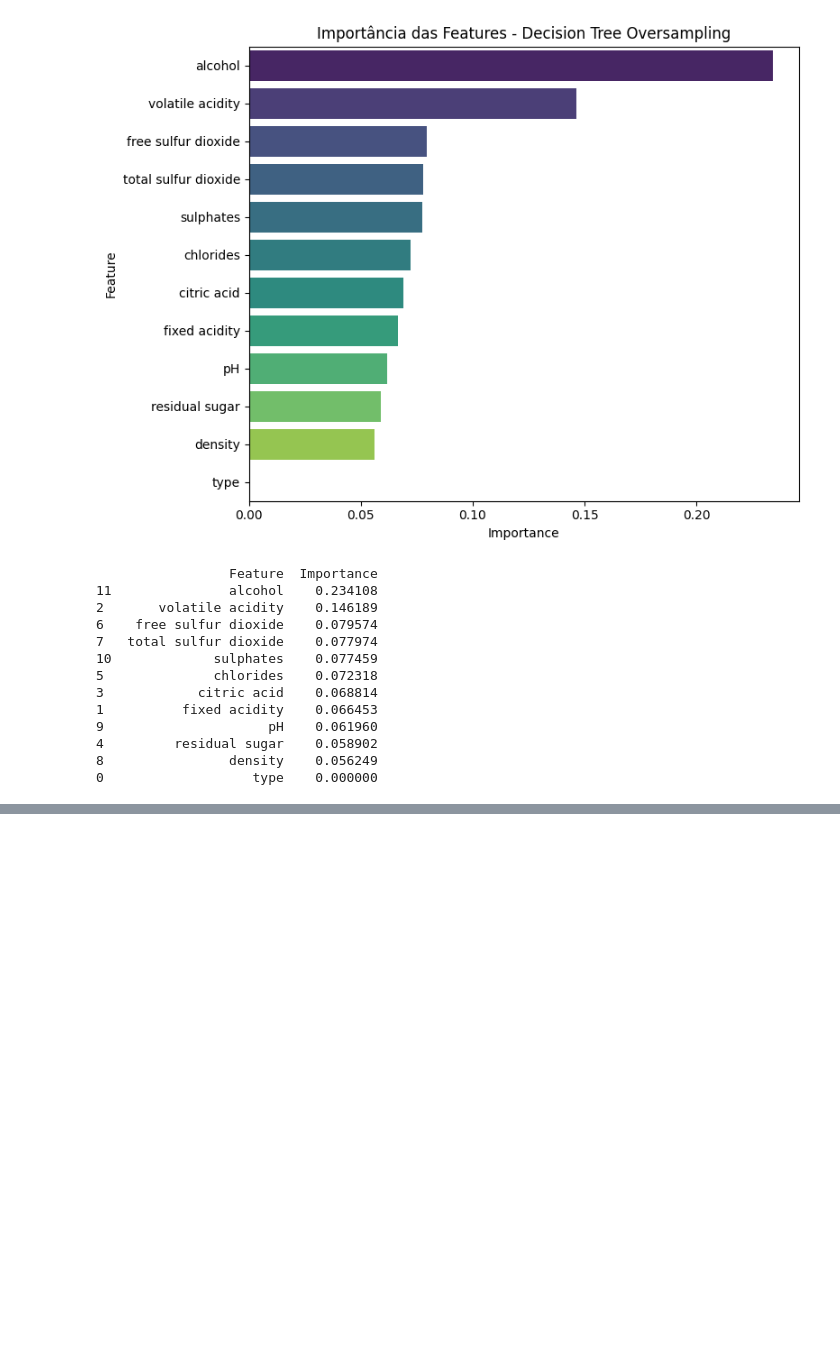
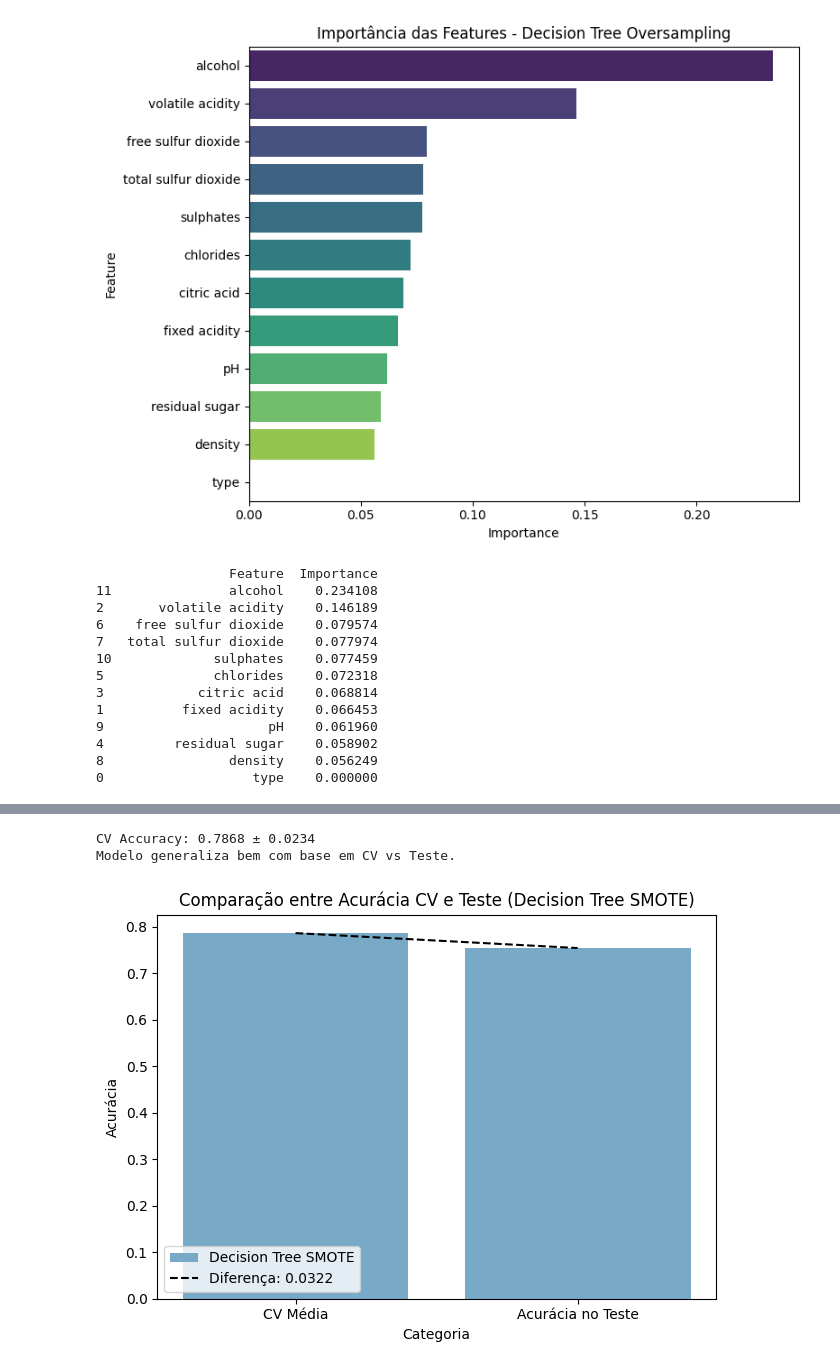
Before and after one commit to BMateusSs/Projeto-PSI3, a Jupyter notebook: decision_tree_wine_quality.ipynb, the cells around one changed output, grey strips where cells are left out. Drawn from its saved outputs; the diff is of its cells as text; code cells hidden in the pictures; blank space fills up the shorter version.

Commit message:
decision tree SMOTE

```diff
--- a/decision_tree_wine_quality.ipynb
+++ b/decision_tree_wine_quality.ipynb
@@ -591,0 +594,8 @@ plotar_importancia_features(clf_tree_over, X_over, "Decision Tree Oversampling")
+# %%
+from imblearn.over_sampling import SMOTE
+
+# Aplicando SMOTE no conjunto de treino
+smote = SMOTE(random_state=42)
+X_smote, y_smote = smote.fit_resample(X_train, y_train)
+print("Distribuição após SMOTE:")
+print(pd.Series(y_smote).value_counts())
@@ -591,0 +608,14 @@ plotar_importancia_features(clf_tree_over, X_over, "Decision Tree Oversampling")
+# %%
+# Grid de hiperparâmetros
+param_grid_smote = param_grid.copy()
+# GridSearchCV com dados balanceados por SMOTE
+grid_search_smote = GridSearchCV(
+    estimator=DecisionTreeClassifier(random_state=42),
+    param_grid=param_grid_smote,
+    cv=5,
+    scoring='accuracy',
+    n_jobs=-1
+)
+grid_search_smote.fit(X_smote, y_smote)
+clf_tree_smote = grid_search_smote.best_estimator_
+print("Melhores parâmetros com SMOTE:", grid_search_smote.best_params_)
@@ -591,0 +624,9 @@ plotar_importancia_features(clf_tree_over, X_over, "Decision Tree Oversampling")
+# %%
+# Métricas
+tabela_metricas_tree_smote = gerar_tabela_metricas(clf_tree_smote, X_smote, y_smote, X_test, y_test)
+print("\n===== Tabela de Métricas (Decision Tree com SMOTE) =====")
+print(tabela_metricas_tree_smote)
+acc_train_tree_smote = accuracy_score(y_smote, clf_tree_smote.predict(X_smote))
+acc_test_tree_smote = accuracy_score(y_test, clf_tree_smote.predict(X_test))
+print(f"\nAcurácia Treino (SMOTE): {acc_train_tree_smote:.4f}")
+print(f"Acurácia Teste  (SMOTE): {acc_test_tree_smote:.4f}")
@@ -591,0 +647,10 @@ plotar_importancia_features(clf_tree_over, X_over, "Decision Tree Oversampling")
+# %%
+# Avaliação por Cross-Validation no conjunto SMOTE
+cv_mean_tree_smote, diff_tree_smote = avaliar_cross_validation(
+    clf_tree_smote, X_smote, y_smote, acc_test_tree_smote, "Decision Tree SMOTE"
+)
+plotar_comparacao_cv_teste(cv_mean_tree_smote, acc_test_tree_smote, diff_tree_smote, "Decision Tree SMOTE")
+# %% [output]
+CV Accuracy: 0.7868 ± 0.0234
+Modelo generaliza bem com base em CV vs Teste.
+[figure, added]
```
Also changed, not shown: parts of 11 cells of this notebook.
